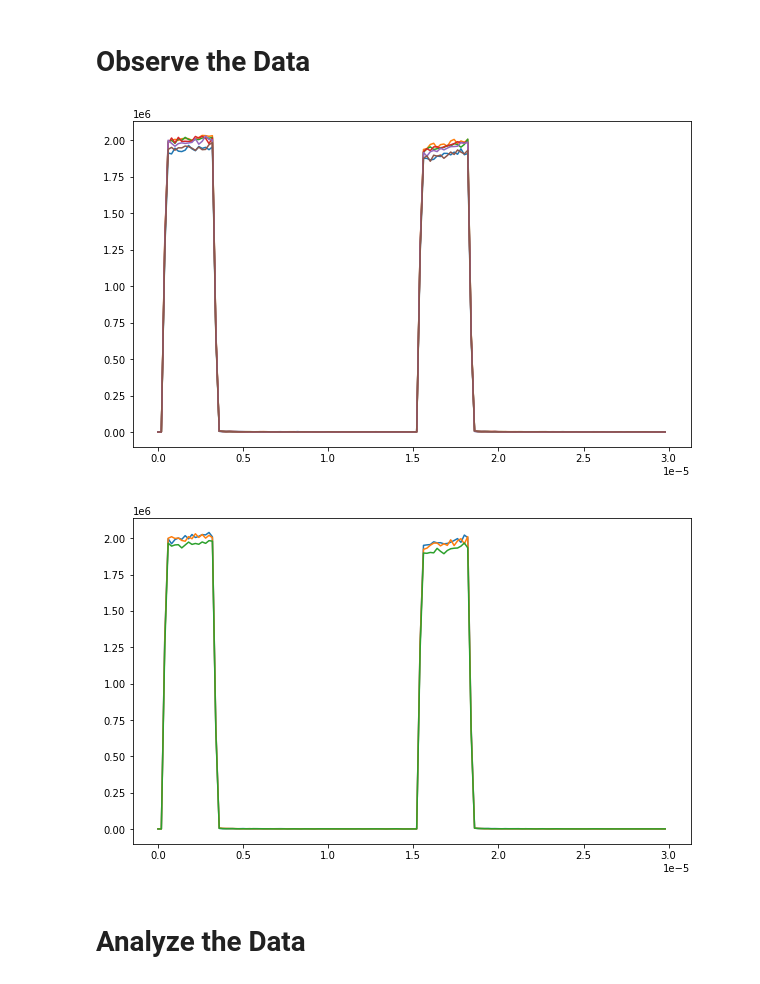
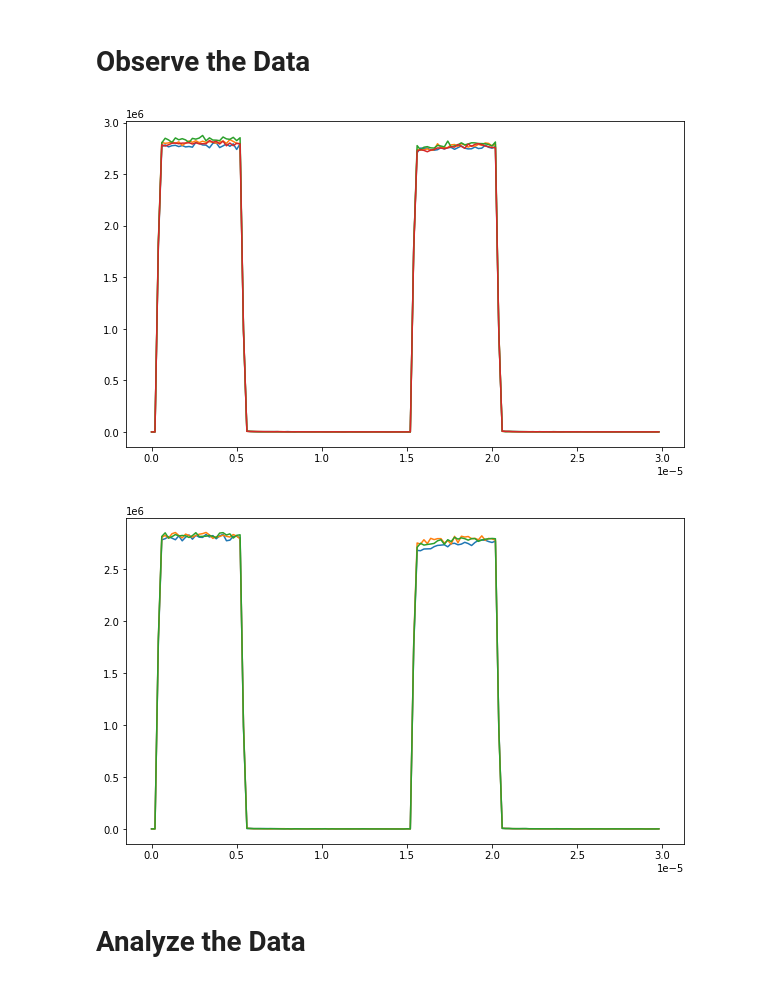
Before and after one commit to qt3uw/qt3-utils, a Jupyter notebook: examples/default_rabi.ipynb, the cells around one changed output. Drawn from its saved outputs; the diff is of its cells as text; code cells hidden in the pictures.

```diff
--- a/examples/default_rabi.ipynb
+++ b/examples/default_rabi.ipynb
@@ -29,18 +30,22 @@ pulser = qcsapphire.Pulser('COM4')
 rfsynth = qt3rfsynthcontrol.QT3SynthHD('COM5')
+# %%
+podmr_pulser = qt3utils.experiments.pulsers.qcsapphire.QCSapphPulsedODMRPulser(pulser_controller,
+                                                                              rf_width = 1e-6,
+                                                                              aom_width = 5e-6,
+                                                                              full_cycle_width = 30e-6)
 # %%
 nidaq_config = qt3utils.nidaq.EdgeCounter('Dev1')
 # %% [markdown]
 # Instantiate an experiment object
 # %%
-experiment = qt3utils.experiments.rabi.Rabi(pulser, rfsynth, nidaq_config,
+experiment = qt3utils.experiments.rabi.Rabi(podmr_pulser, rfsynth, nidaq_config,
                                             photon_counter_nidaq_terminal = 'PFI0',
                                             clock_nidaq_terminal = 'PFI12',
-                                            rf_power = -20,
+                                            rf_power = -25,
                                             rf_frequency=2872e6,
                                             rf_width_step = 0.2e-6,
                                             rf_width_low = 0.2e-6,
-                                            rf_width_high = 10e-6,
-                                            full_cycle_width = 30e-6)
+                                            rf_width_high = 6e-6)
 # %%
 experiment.experimental_conditions()
 # %% [output]
@@ -87,12 +92,12 @@ fig, ax = plt.subplots(figsize=(10,6))
 
 for scan in scan_data[::10]:
 
-    plot_trace(scan[1], experiment.N_cycles, clock_rate = 1./experiment.clock_period, label = scan[0])
+    plot_trace(scan[1], experiment.N_cycles, clock_rate = 1./experiment.pulser.clock_period, label = scan[0])
 
 # for freq in list(combined_scans.keys())[::5]:
 #     plot_trace(combined_scans[freq], cwodmr.N_cycles, clock_rate = 1./cwodmr.clock_period)
 # %% [output]
-[figure, old version]
+[figure, new version]
 # %%
 def get_trace(scan_data, width = 3e-6):
     widths = np.array([x[0] for x  in scan_data ])
@@ -102,15 +107,15 @@ def get_trace(scan_data, width = 3e-6):
 # %%
 def plot_width(scan_data,   width = 3e-6):
     width, trace = get_trace(scan_data, width)
-    plot_trace(trace, experiment.N_cycles, clock_rate = 1./experiment.clock_period, label = width)
+    plot_trace(trace, experiment.N_cycles, clock_rate = 1./experiment.pulser.clock_period, label = width)
 # %%
 fig, ax = plt.subplots(figsize=(10,6))
 
 plot_width(scan_data, 1e-6)
-plot_width(scan_data, 8e-6)
-plot_width(scan_data, 10e-6)
+plot_width(scan_data, 2e-6)
+plot_width(scan_data, 5e-6)
 # %% [output]
-[figure, old version]
+[figure, new version]
 # %% [markdown]
 # Analyze the Data
 # %%
```
Also changed, not shown: parts of 11 cells of this notebook, 2 other files.
